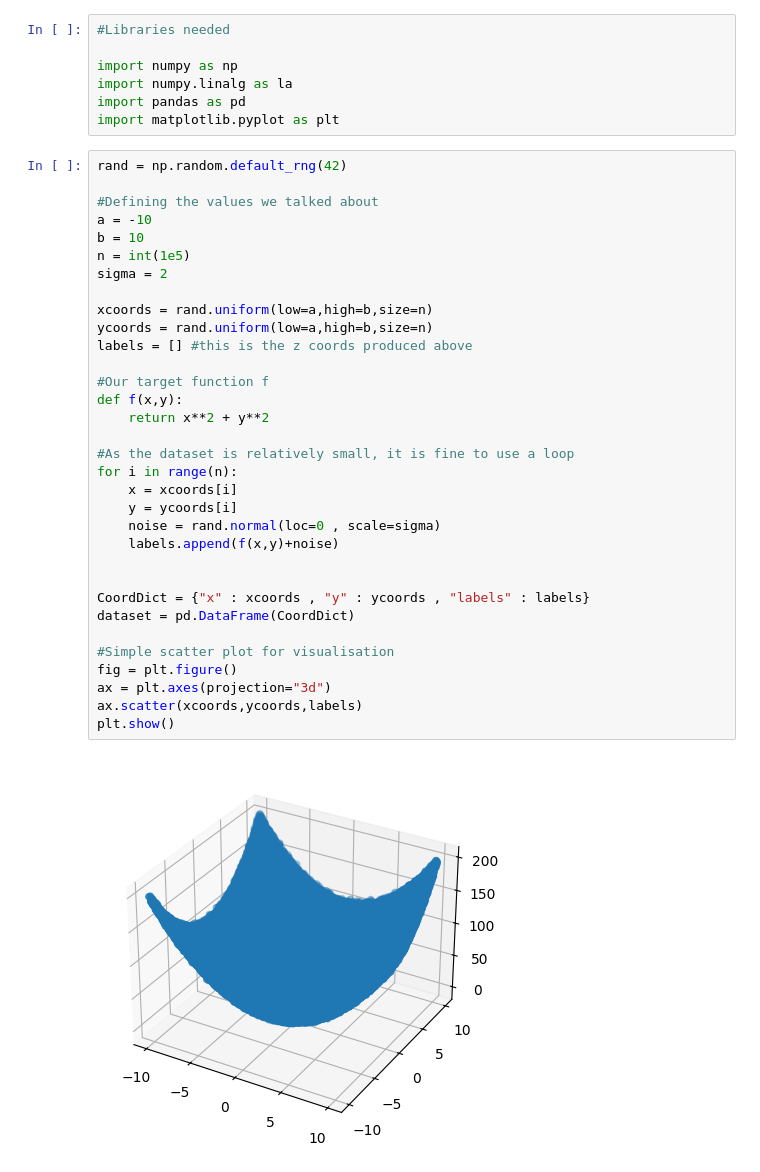
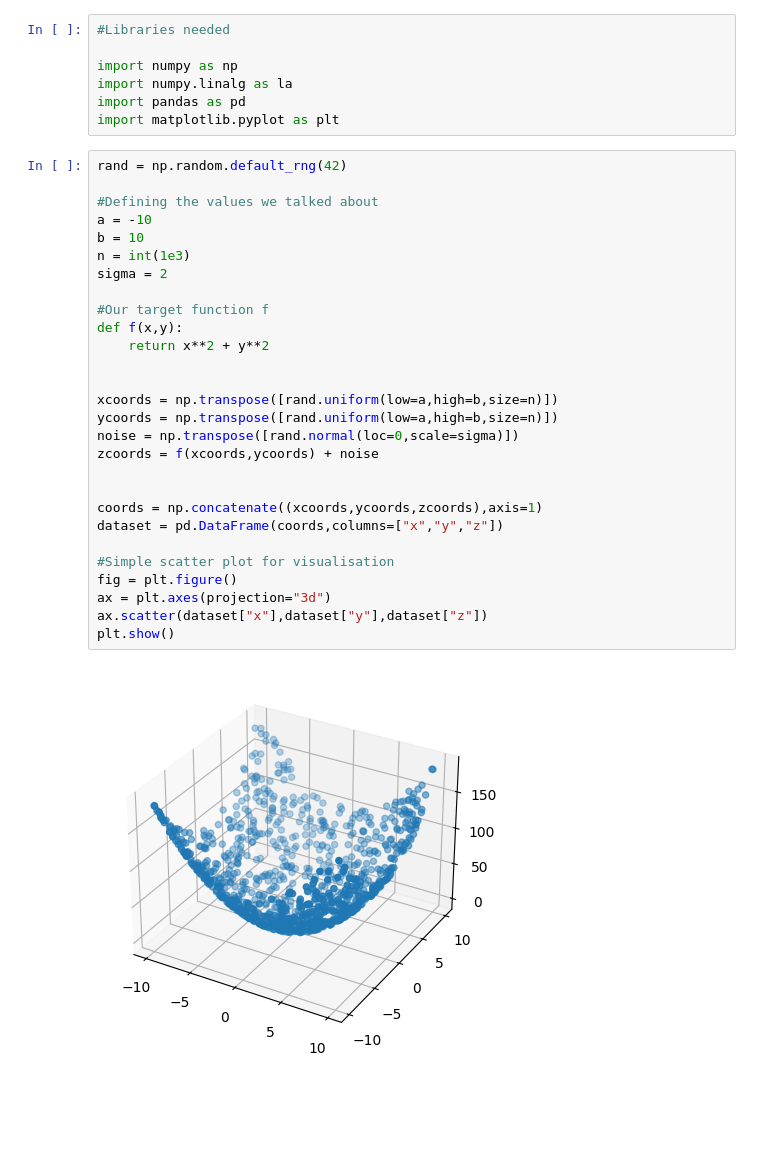
Before and after one commit to Arhy-hub/NeuralNet, a Jupyter notebook: NeuralNet.ipynb, the cells around one changed output. Saved outputs shown, nothing was run; the diff lists cells and outputs as text; blank space fills up the shorter version.

```diff
--- a/NeuralNet.ipynb
+++ b/NeuralNet.ipynb
@@ -34,41 +34,36 @@ import numpy as np
 import numpy.linalg as la
 import pandas as pd
 import matplotlib.pyplot as plt
-# %%
-rand = np.random.default_rng(42)
-
-#Defining the values we talked about
-a = -10
-b = 10
-n = int(1e5)
-sigma = 2
-
-xcoords = rand.uniform(low=a,high=b,size=n)
-ycoords = rand.uniform(low=a,high=b,size=n)
-labels = [] #this is the z coords produced above
-
-#Our target function f
-def f(x,y):
-    return x**2 + y**2
-
-#As the dataset is relatively small, it is fine to use a loop
-for i in range(n):
-    x = xcoords[i]
-    y = ycoords[i]
-    noise = rand.normal(loc=0 , scale=sigma)
-    labels.append(f(x,y)+noise)
-
-
-CoordDict = {"x" : xcoords , "y" : ycoords , "labels" : labels}
-dataset = pd.DataFrame(CoordDict)
-
-#Simple scatter plot for visualisation
-fig = plt.figure()
-ax = plt.axes(projection="3d")
-ax.scatter(xcoords,ycoords,labels)
-plt.show()
-# %% [output]
-[figure, removed]
+# %%
+rand = np.random.default_rng(42)
+
+#Defining the values we talked about
+a = -10
+b = 10
+n = int(1e3)
+sigma = 2
+
+#Our target function f
+def f(x,y):
+    return x**2 + y**2
+
+
+xcoords = np.transpose([rand.uniform(low=a,high=b,size=n)])
+ycoords = np.transpose([rand.uniform(low=a,high=b,size=n)])
+noise = np.transpose([rand.normal(loc=0,scale=sigma)])
+zcoords = f(xcoords,ycoords) + noise
+
+
+coords = np.concatenate((xcoords,ycoords,zcoords),axis=1)
+dataset = pd.DataFrame(coords,columns=["x","y","z"])
+
+#Simple scatter plot for visualisation
+fig = plt.figure()
+ax = plt.axes(projection="3d")
+ax.scatter(dataset["x"],dataset["y"],dataset["z"])
+plt.show()
+# %% [output]
+[figure, added]
 # %% [markdown]
 So now we have our dataset $\mathbf{D}$, we can begin to think about the model and its implementation.
 
```
Also changed, not shown: parts of 3 cells of this notebook.
